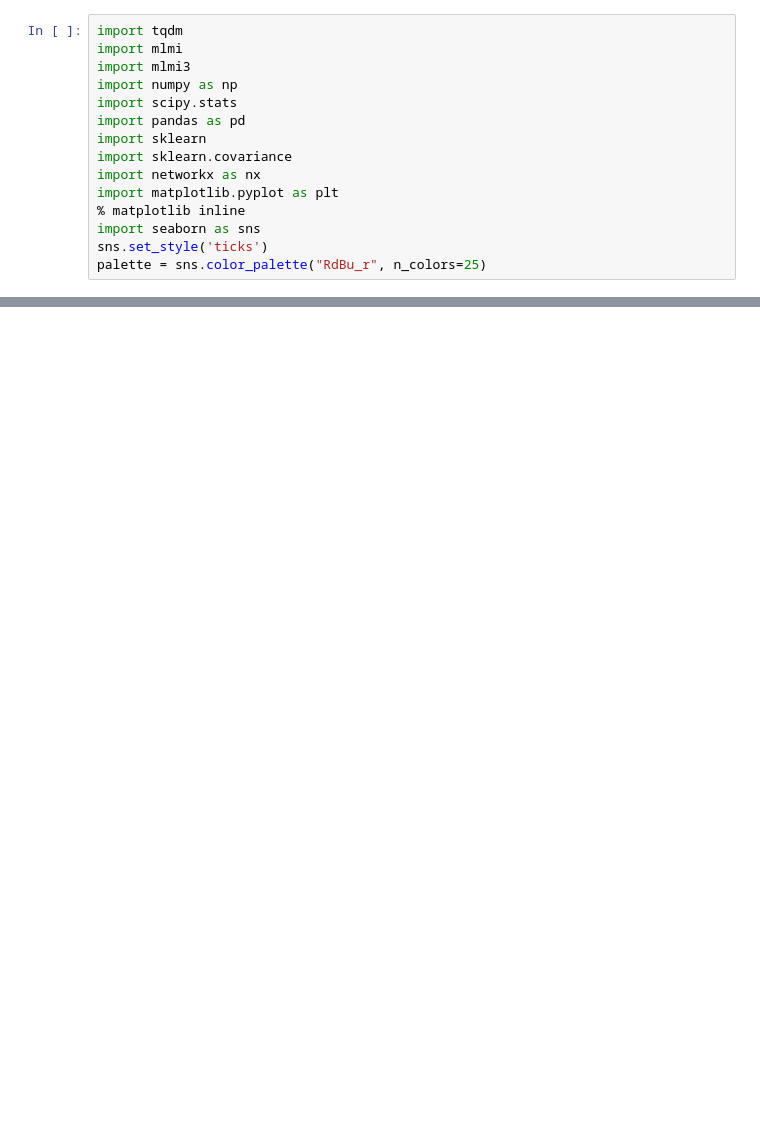
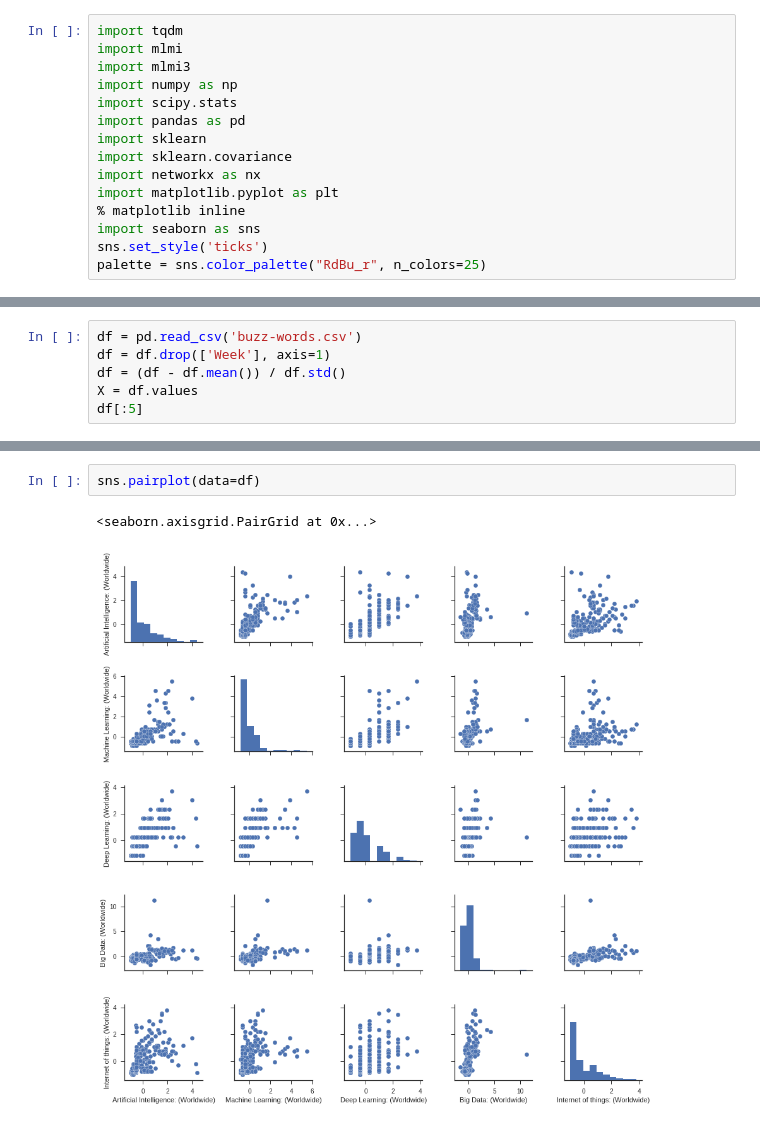
Before and after one commit to y-takashina/density_ratio, a Jupyter notebook: cmi-real-data.ipynb, the cells around one changed output, grey strips where cells are left out. Saved outputs shown, nothing was run; the diff lists cells and outputs as text; blank space fills up the shorter version.

```diff
--- a/cmi-real-data.ipynb
+++ b/cmi-real-data.ipynb
@@ -44,0 +74,6 @@ df[:5]
+# %%
+df = pd.read_csv('buzz-words.csv')
+df = df.drop(['Week'], axis=1)
+df = (df - df.mean()) / df.std()
+X = df.values
+df[:5]
@@ -44,0 +87,5 @@ df[:5]
+# %%
+sns.pairplot(data=df)
+# %% [output]
+<seaborn.axisgrid.PairGrid at 0x...>
+[figure, added]
```
Also changed, not shown: parts of 16 cells of this notebook.
